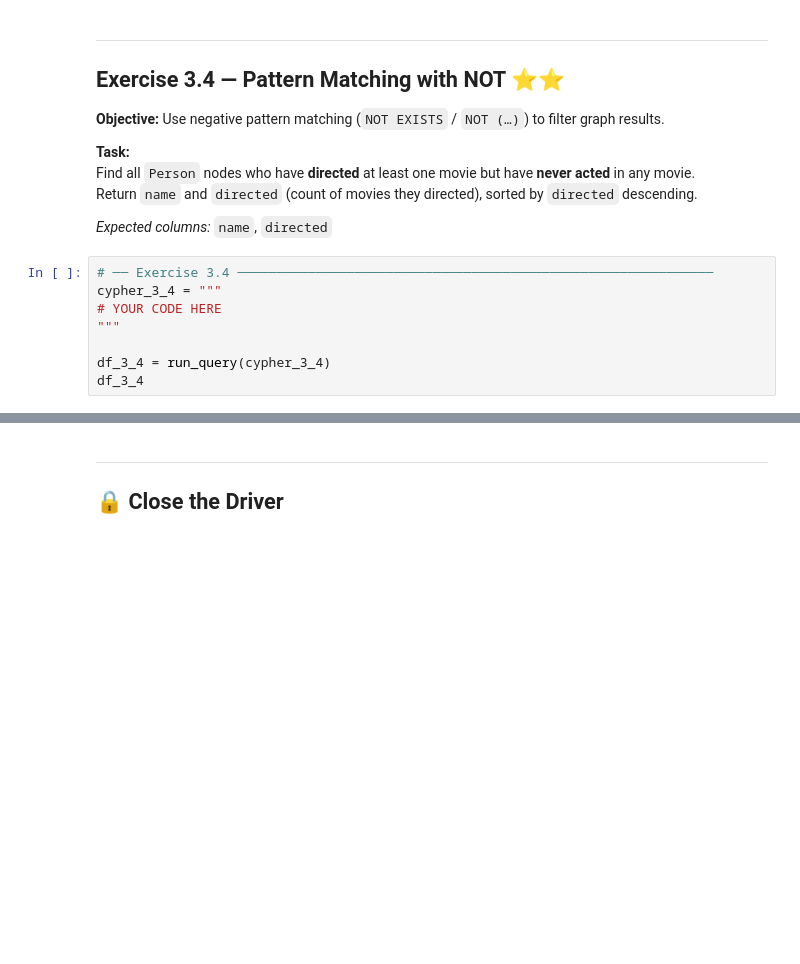
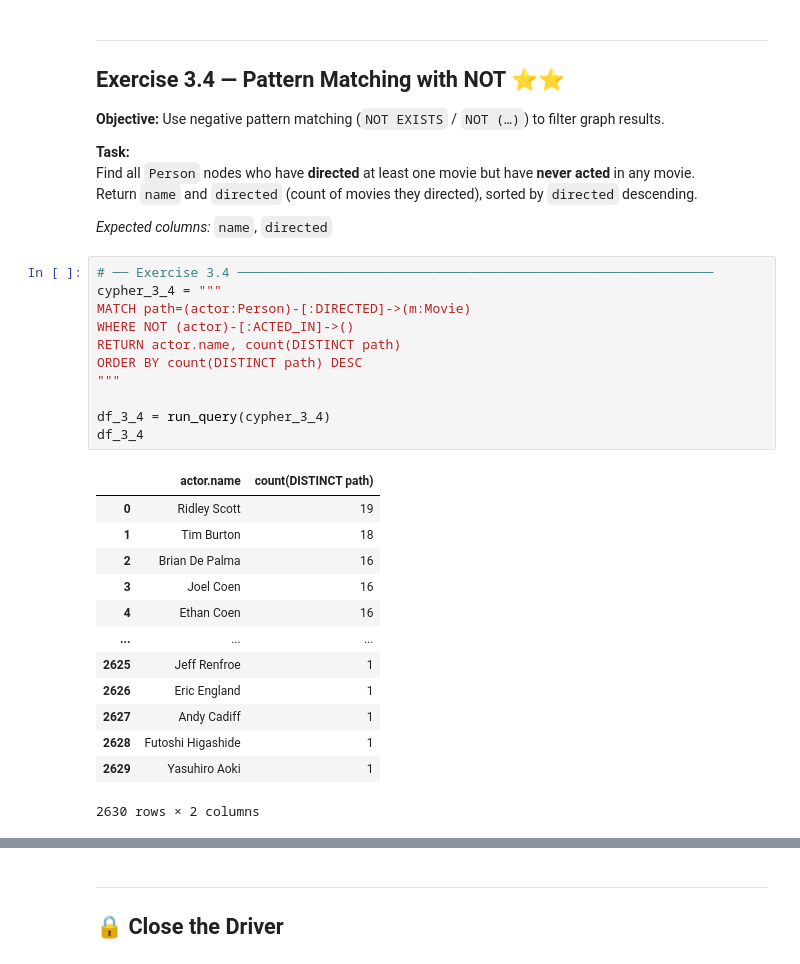
Before and after one commit to ManuelTestoni/BigData, a Jupyter notebook: MovieDB/neo4j_moviedb_final.ipynb, the cells around one changed output, grey strips where cells are left out. Saved outputs shown, nothing was run; the diff lists cells and outputs as text; blank space fills up the shorter version.

```diff
--- a/MovieDB/neo4j_moviedb_final.ipynb
+++ b/MovieDB/neo4j_moviedb_final.ipynb
@@ -636,11 +754,28 @@ Return `name` and `directed` (count of movies they directed), sorted by `directe
 # %%
 # ── Exercise 3.4 ─────────────────────────────────────────────────────────────
 cypher_3_4 = """
-# YOUR CODE HERE
+MATCH path=(actor:Person)-[:DIRECTED]->(m:Movie)
+WHERE NOT (actor)-[:ACTED_IN]->()
+RETURN actor.name, count(DISTINCT path)
+ORDER BY count(DISTINCT path) DESC
 """
 
 df_3_4 = run_query(cypher_3_4)
 df_3_4
+# %% [output]
+|  | actor.name | count(DISTINCT path) |
+| 0 | Ridley Scott | 19 |
+| 1 | Tim Burton | 18 |
+| 2 | Brian De Palma | 16 |
+| 3 | Joel Coen | 16 |
+| 4 | Ethan Coen | 16 |
+| ... | ... | ... |
+| 2625 | Jeff Renfroe | 1 |
+| 2626 | Eric England | 1 |
+| 2627 | Andy Cadiff | 1 |
+| 2628 | Futoshi Higashide | 1 |
+| 2629 | Yasuhiro Aoki | 1 |
+2630 rows × 2 columns
 # %%
 # ── Grader 3.4 ────────────────────────────────────────────────────────────────
 def grade_3_4(df):
```
Also changed, not shown: parts of 33 cells of this notebook, 3 other files.
